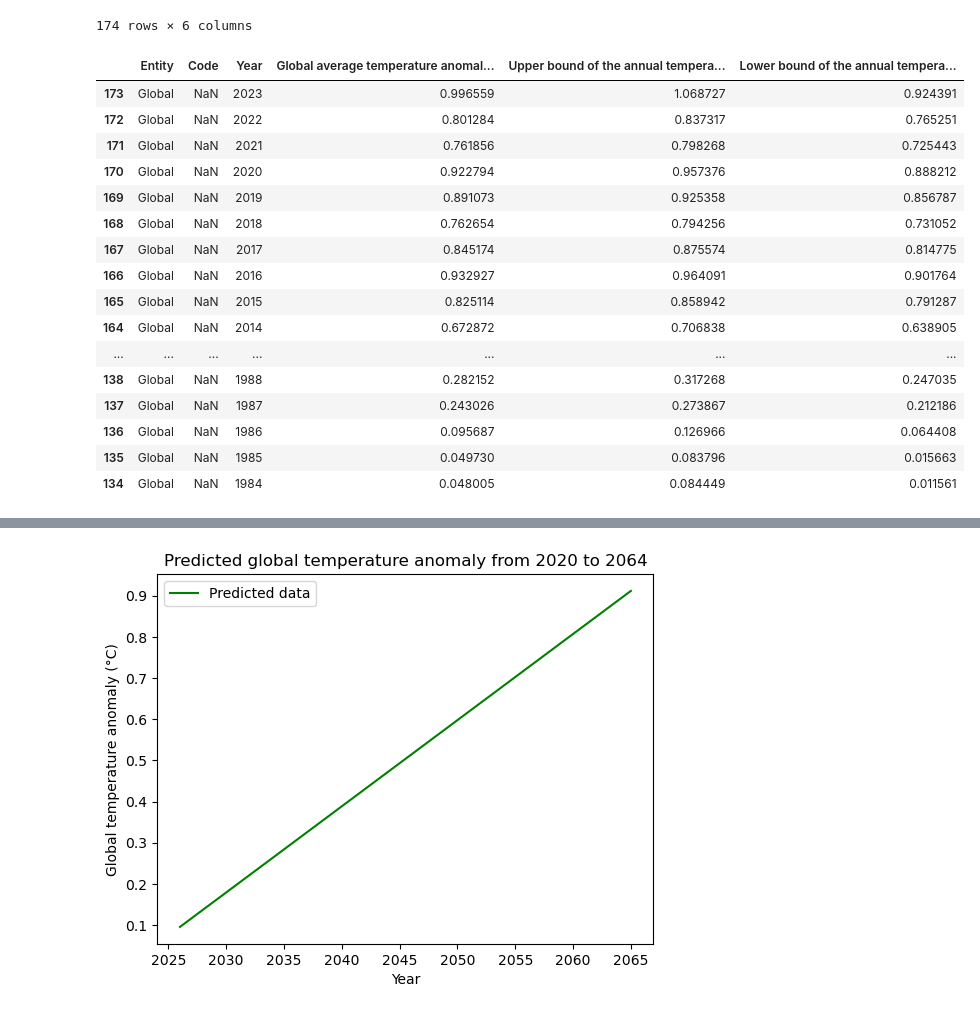
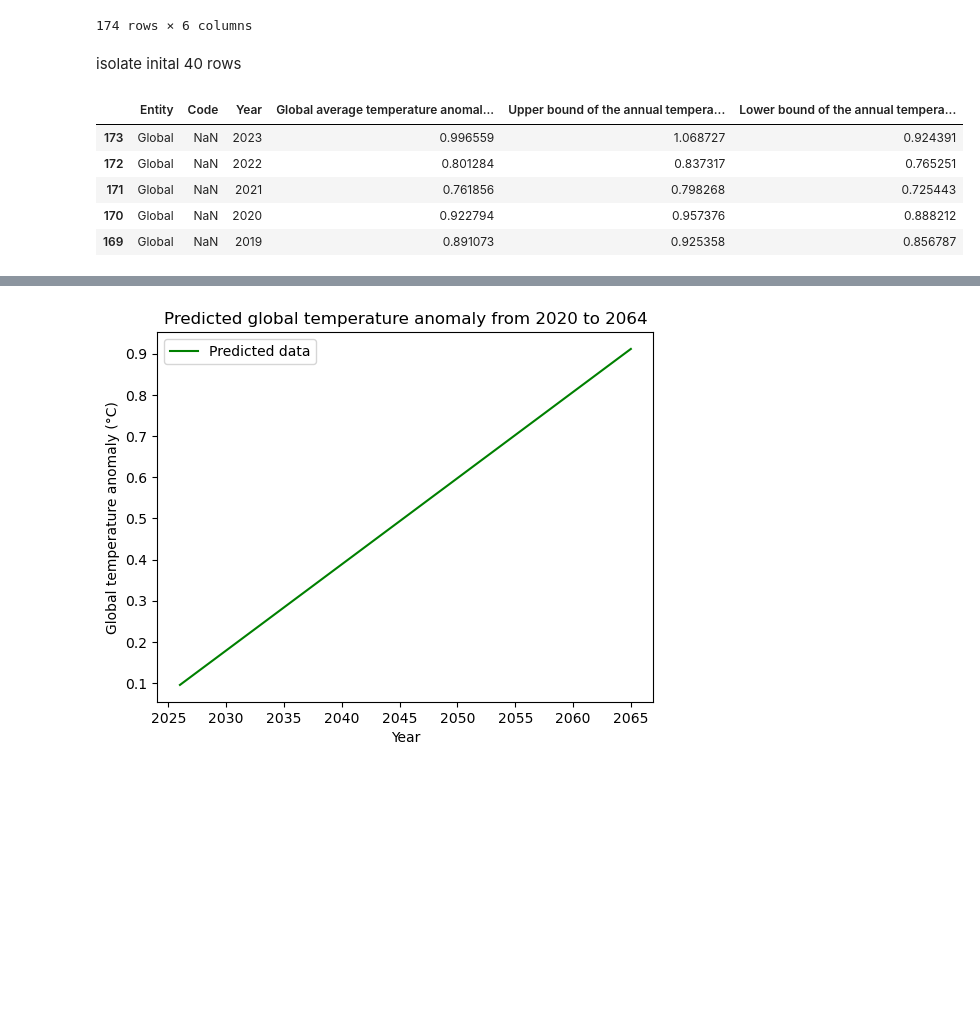
Before and after one commit to dectan/Programming-for-Data-Analysis-Project-2, a Jupyter notebook: Project 2.ipynb, the cells around one changed output, grey strips where cells are left out. Cells and saved outputs as stored; diff of their text form; code cells hidden in the pictures; blank space fills up the shorter version.

```diff
--- a/Project 2.ipynb
+++ b/Project 2.ipynb
@@ -944,3 +943,5 @@ df =pd.read_csv('temperature-anomaly ow.csv')
+# %%
+df =pd.read_csv('imported_datasets/temperature-anomaly.csv')
 # %%
 df
 # %% [output]
@@ -993,25 +998,16 @@ df
 | 1 | Global | NaN | 1851 | -0.233350 | -0.054832 | -0.411868 |
 | 0 | Global | NaN | 1850 | -0.417659 | -0.246115 | -0.589203 |
 174 rows × 6 columns
+# %% [markdown]
+isolate inital 40 rows
 # %%
 prev_40_years=df.head(40)
 # %%
-prev_40_years
+prev_40_years.head()
 # %% [output]
 |  | Entity | Code | Year | Global average temperature anomal... | Upper bound of the annual tempera... | Lower bound of the annual tempera... |
 | 173 | Global | NaN | 2023 | 0.996559 | 1.068727 | 0.924391 |
 | 172 | Global | NaN | 2022 | 0.801284 | 0.837317 | 0.765251 |
 | 171 | Global | NaN | 2021 | 0.761856 | 0.798268 | 0.725443 |
 | 170 | Global | NaN | 2020 | 0.922794 | 0.957376 | 0.888212 |
 | 169 | Global | NaN | 2019 | 0.891073 | 0.925358 | 0.856787 |
-| 168 | Global | NaN | 2018 | 0.762654 | 0.794256 | 0.731052 |
-| 167 | Global | NaN | 2017 | 0.845174 | 0.875574 | 0.814775 |
-| 166 | Global | NaN | 2016 | 0.932927 | 0.964091 | 0.901764 |
-| 165 | Global | NaN | 2015 | 0.825114 | 0.858942 | 0.791287 |
-| 164 | Global | NaN | 2014 | 0.672872 | 0.706838 | 0.638905 |
-| ... | ... | ... | ... | ... | ... | ... |
-| 138 | Global | NaN | 1988 | 0.282152 | 0.317268 | 0.247035 |
-| 137 | Global | NaN | 1987 | 0.243026 | 0.273867 | 0.212186 |
-| 136 | Global | NaN | 1986 | 0.095687 | 0.126966 | 0.064408 |
-| 135 | Global | NaN | 1985 | 0.049730 | 0.083796 | 0.015663 |
-| 134 | Global | NaN | 1984 | 0.048005 | 0.084449 | 0.011561 |
```
Also changed, not shown: parts of 19 cells of this notebook, 4 other files.
